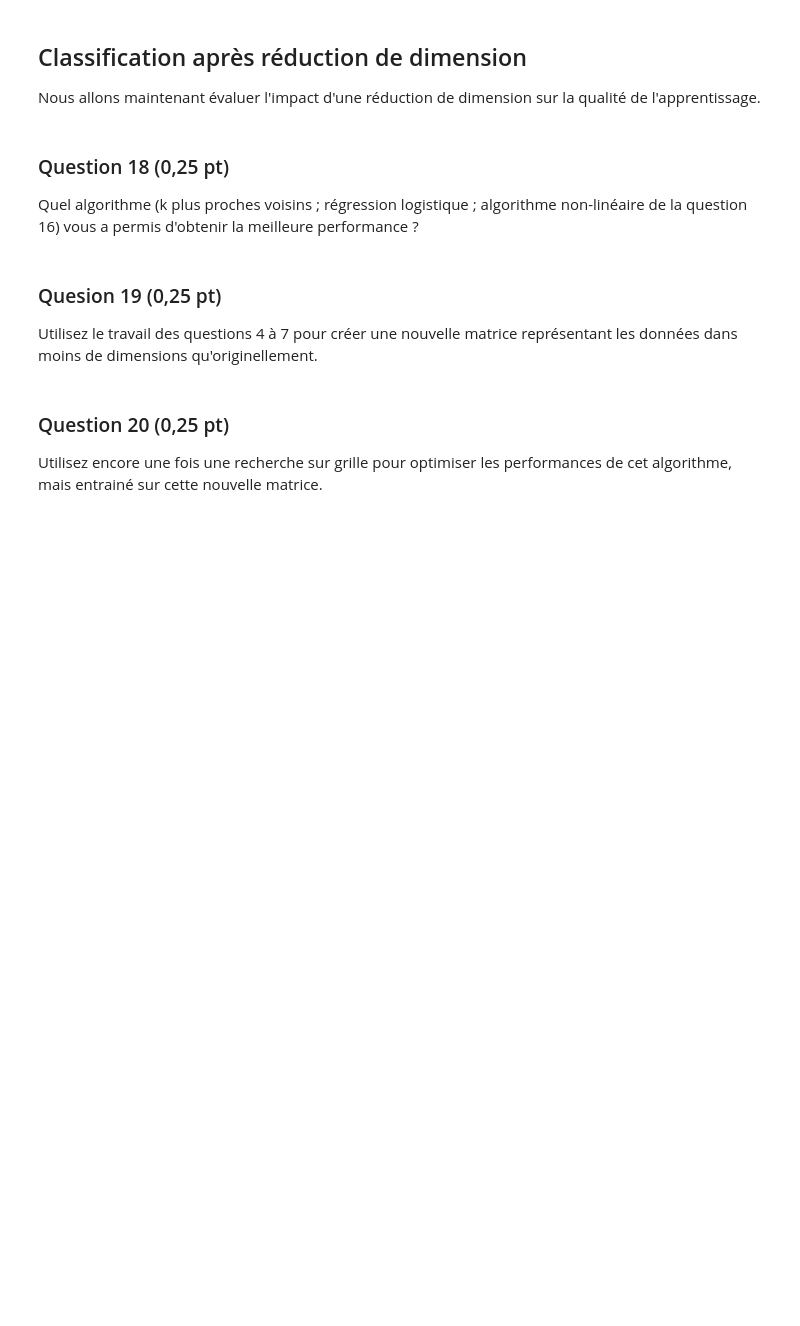
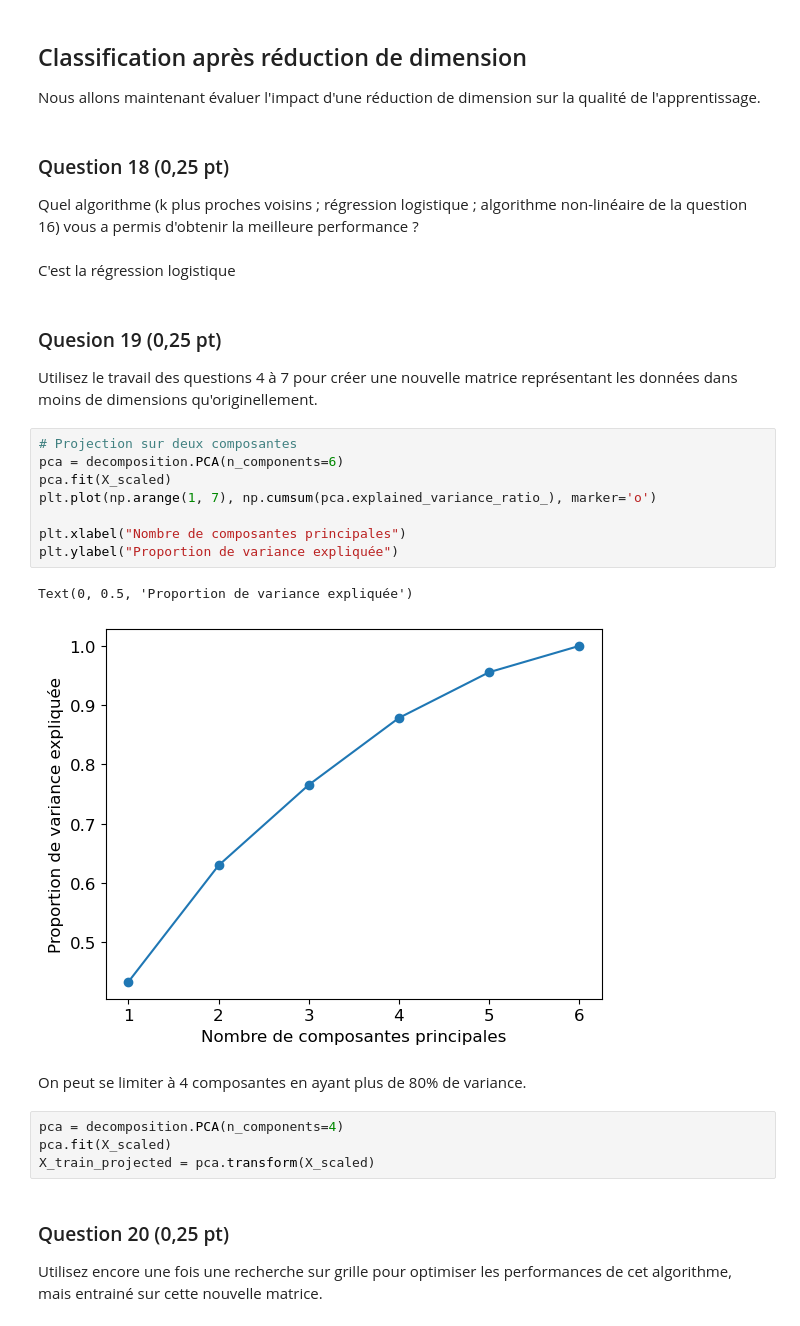
Before and after one commit to ArthurCLi/sdd, a Jupyter notebook: Projet_Climaud.ipynb, the cells around one changed output. Cells and saved outputs as stored; diff of their text form; blank space fills up the shorter version.

```diff
--- a/Projet_Climaud.ipynb
+++ b/Projet_Climaud.ipynb
@@ -413,9 +453,28 @@ Nous allons maintenant évaluer l'impact d'une réduction de dimension sur la qu
 # %% [markdown]
 ### Question 18 (0,25 pt)
 Quel algorithme (k plus proches voisins ; régression logistique ; algorithme non-linéaire de la question 16) vous a permis d'obtenir la meilleure performance ?
+# %% [markdown]
+C'est la régression logistique
 # %% [markdown]
 ### Quesion 19 (0,25 pt)
 Utilisez le travail des questions 4 à 7 pour créer une nouvelle matrice représentant les données dans moins de dimensions qu'originellement.
+# %%
+# Projection sur deux composantes
+pca = decomposition.PCA(n_components=6)
+pca.fit(X_scaled)
+plt.plot(np.arange(1, 7), np.cumsum(pca.explained_variance_ratio_), marker='o')
+
+plt.xlabel("Nombre de composantes principales")
+plt.ylabel("Proportion de variance expliquée")
+# %% [output]
+Text(0, 0.5, 'Proportion de variance expliquée')
+[figure, added]
+# %% [markdown]
+On peut se limiter à 4 composantes en ayant plus de 80% de variance.
+# %%
+pca = decomposition.PCA(n_components=4)
+pca.fit(X_scaled)
+X_train_projected = pca.transform(X_scaled)
 # %% [markdown]
 ### Question 20 (0,25 pt)
 Utilisez encore une fois une recherche sur grille pour optimiser les performances de cet algorithme, mais entrainé sur cette nouvelle matrice.
```
Also changed, not shown: parts of 6 cells of this notebook, 1 other file.
